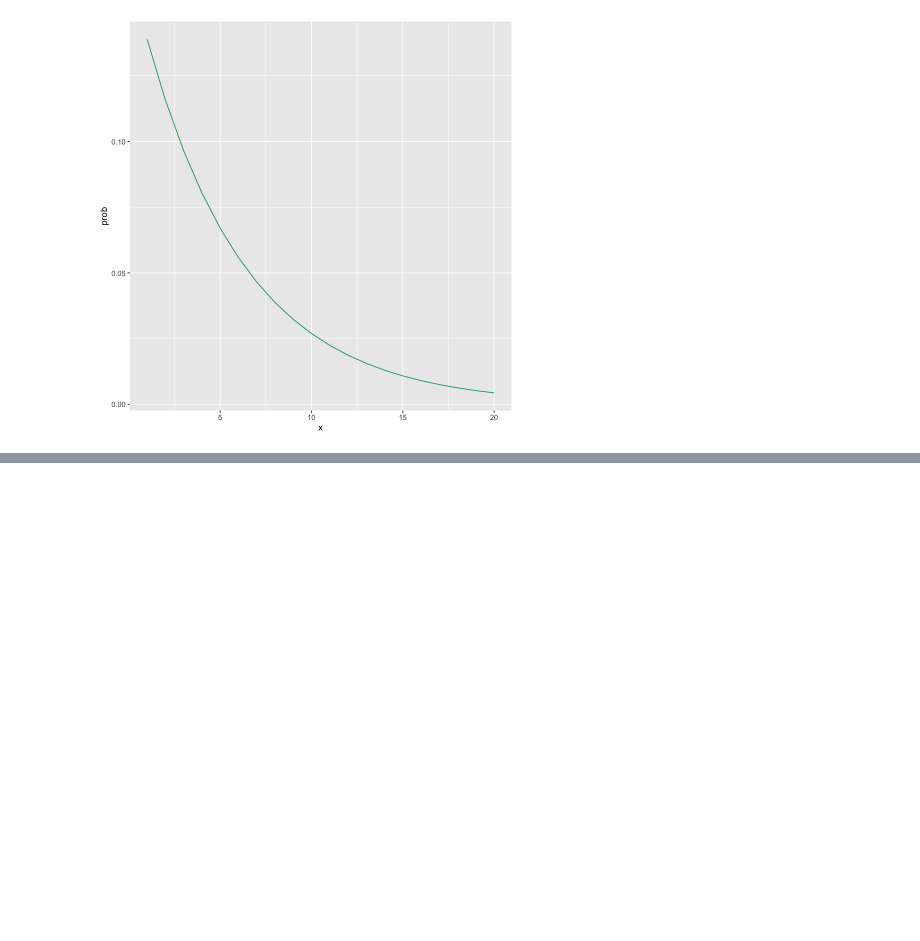
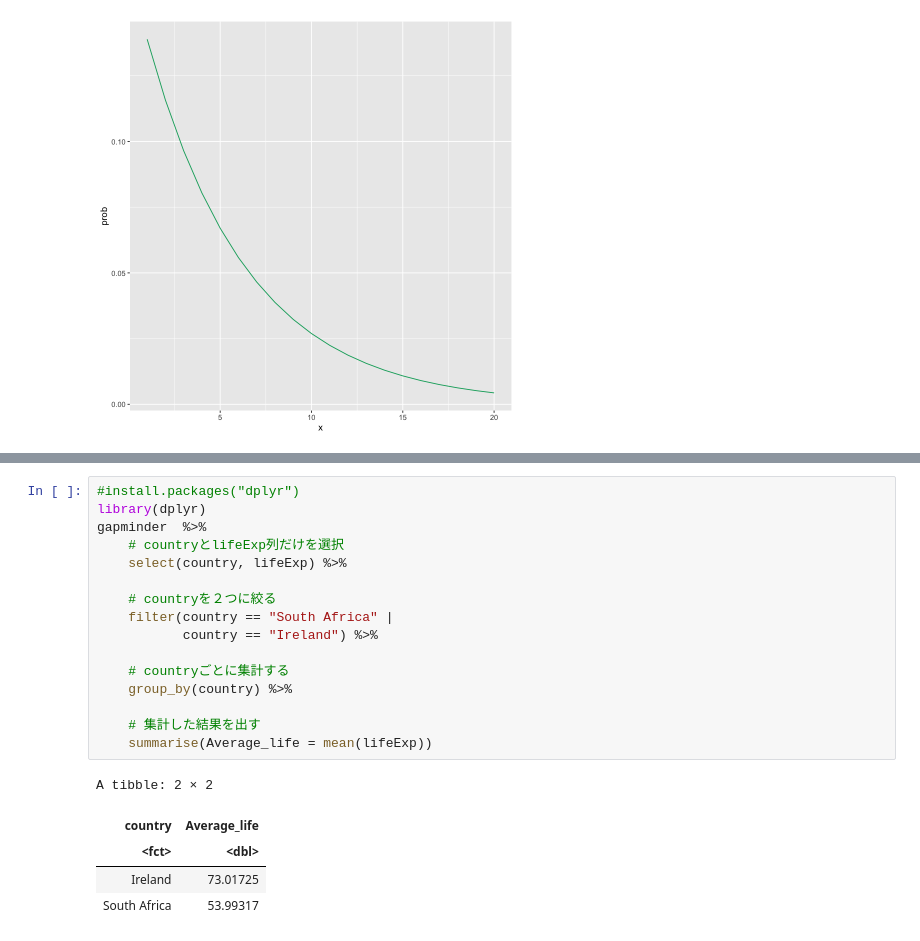
Before and after one commit to wang-zhijun/learn-statistics, a Jupyter notebook: learn-r.ipynb, the cells around one changed output, grey strips where cells are left out. Cells and saved outputs as stored; diff of their text form; blank space fills up the shorter version.

```diff
--- a/learn-r.ipynb
+++ b/learn-r.ipynb
@@ -569,0 +591,22 @@ A tibble: 6 × 2
+# %%
+#install.packages("dplyr")
+library(dplyr)
+gapminder  %>%
+    # countryとlifeExp列だけを選択
+    select(country, lifeExp) %>%
+
+    # countryを２つに絞る
+    filter(country == "South Africa" |
+           country == "Ireland") %>%
+
+    # countryごとに集計する
+    group_by(country) %>%
+
+    # 集計した結果を出す
+    summarise(Average_life = mean(lifeExp))
+# %% [output]
+A tibble: 2 × 2
+| country | Average_life |
+| <fct> | <dbl> |
+| Ireland | 73.01725 |
+| South Africa | 53.99317 |
```
Also changed, not shown: parts of 3 cells of this notebook.
